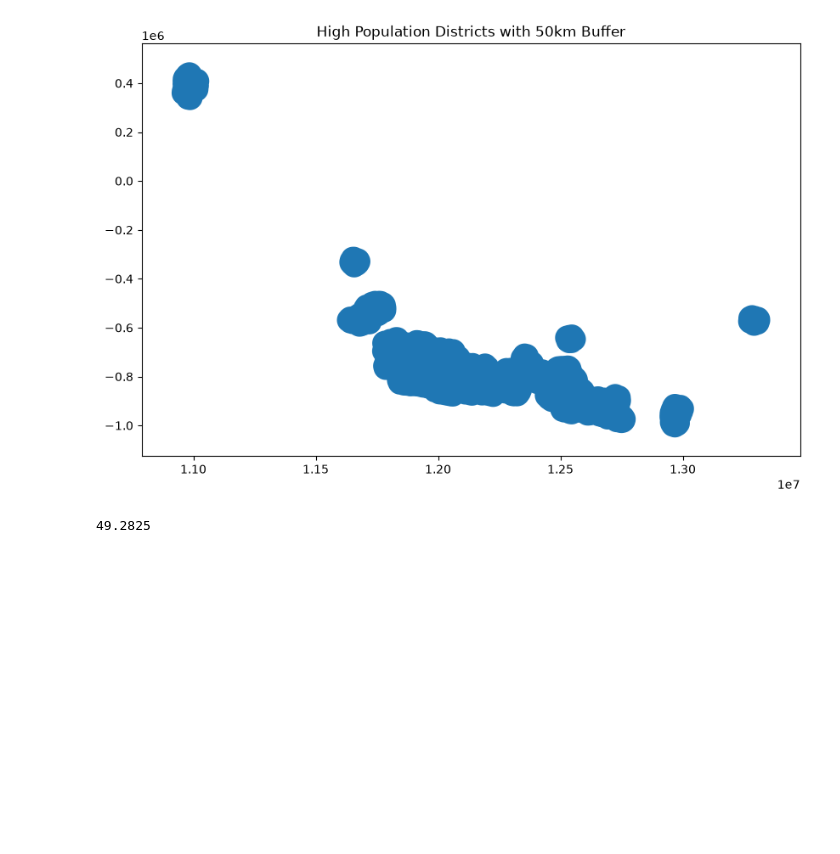
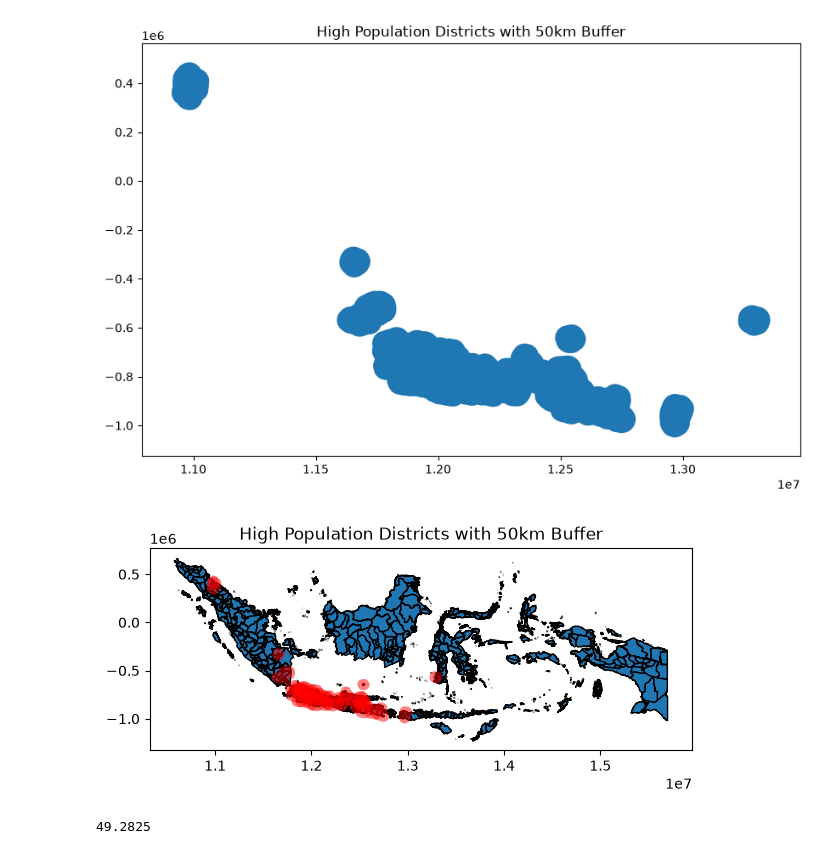
Before and after one commit to lane-erwin/geog592-cheyney, a Jupyter notebook: homework/week07/geopandas_hw_joins.ipynb, the cells around one changed output. Cells and saved outputs as stored; diff of their text form; code cells hidden in the pictures; blank space fills up the shorter version.

```diff
--- a/homework/week07/geopandas_hw_joins.ipynb
+++ b/homework/week07/geopandas_hw_joins.ipynb
@@ -272,6 +286,14 @@ plt.title("High Population Districts with 50km Buffer")
 plt.show()
 # %% [output]
 [figure]
+# %%
+fig, ax = plt.subplots(figsize=(7,7))
+projected_boundaries.plot(ax=ax, edgecolor="black")
+population_buffer.plot(ax=ax, alpha=0.5, color="red")
+ax.set_title("High Population Districts with 50km Buffer")
+plt.show()
+# %% [output]
+[figure, added]
 # %%
 # high_dependency = flood_exposure_demographic_boundaries[
 #     flood_exposure_demographic_boundaries["dependency_ratio"] >=
```
Also changed, not shown: parts of 17 cells of this notebook.
